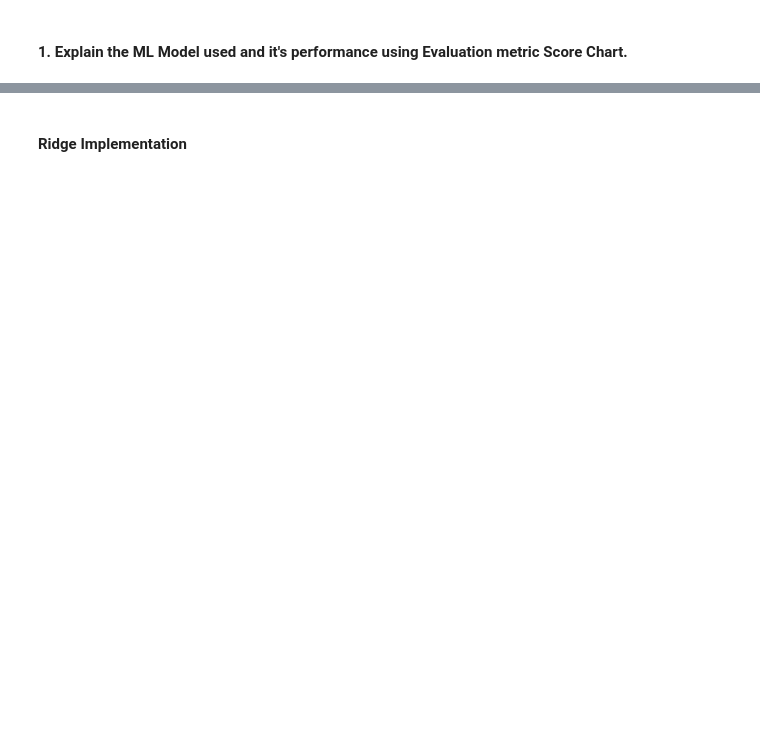
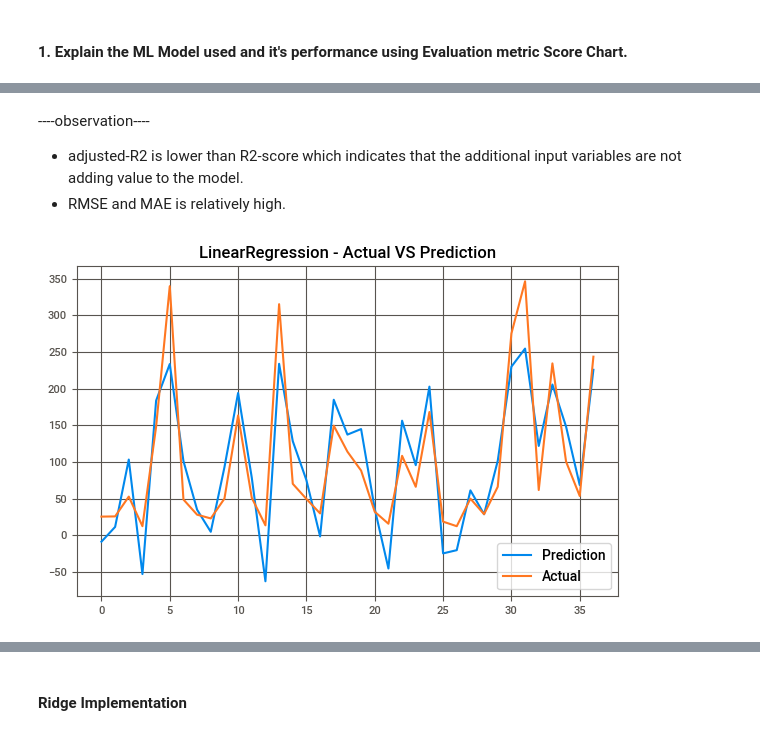
Before and after one commit to kuldeep-sngh/Yes-Bank-Stock-Closing-Price-Prediction, a Jupyter notebook: working_colab_Yes_Bank_Stock_Closing_Price_Prediction.ipynb, the cells around one changed output, grey strips where cells are left out. Drawn from its saved outputs; the diff is of its cells as text; code cells hidden in the pictures; blank space fills up the shorter version.

```diff
--- a/working_colab_Yes_Bank_Stock_Closing_Price_Prediction.ipynb
+++ b/working_colab_Yes_Bank_Stock_Closing_Price_Prediction.ipynb
@@ -1306,0 +1312,9 @@ plt.show()
+# %% [markdown]
+----observation----
+* adjusted-R2 is lower than R2-score which indicates that the additional input variables are not adding value to the model.
+* RMSE and MAE is relatively high.
+# %%
+# Visualizing Actual VS Prediction
+plot_actual_vs_pred(model = lr, model_name = 'LinearRegression')
+# %% [output]
+[figure, added]
```
Also changed, not shown: parts of 48 cells of this notebook.
